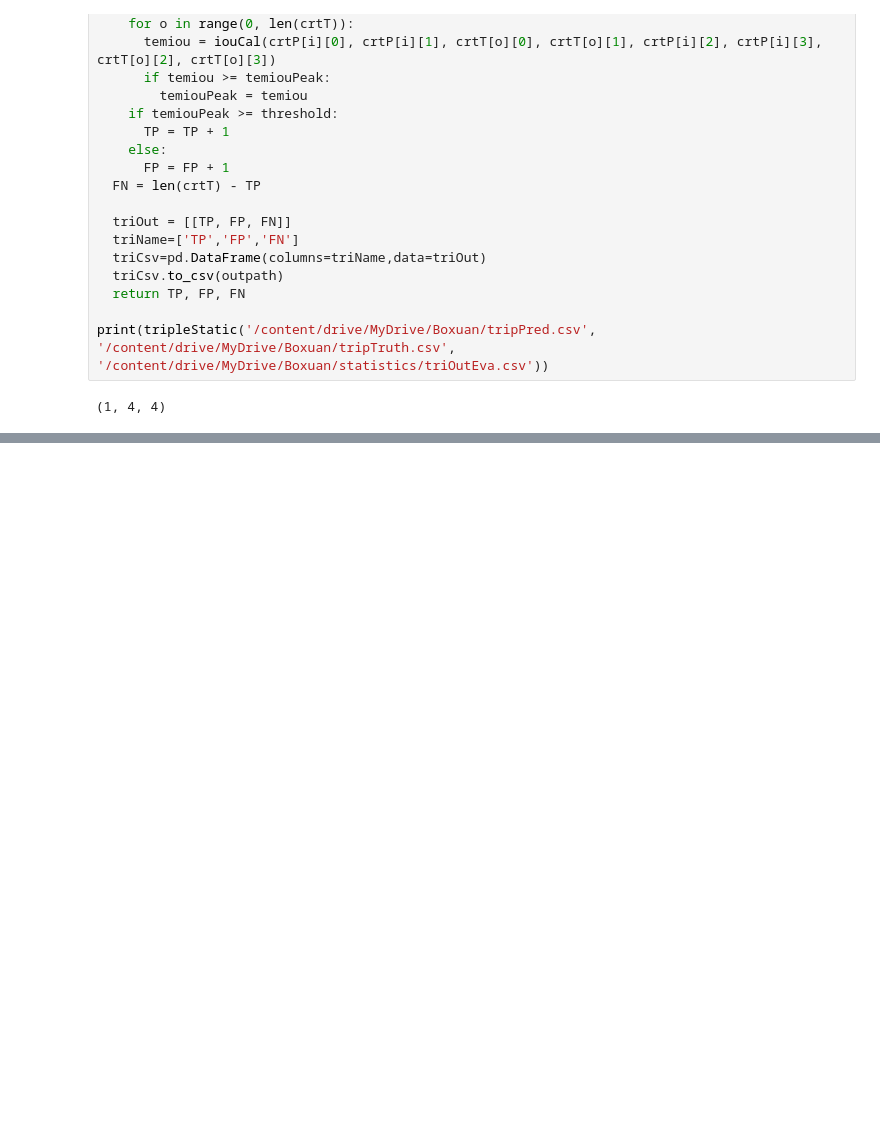
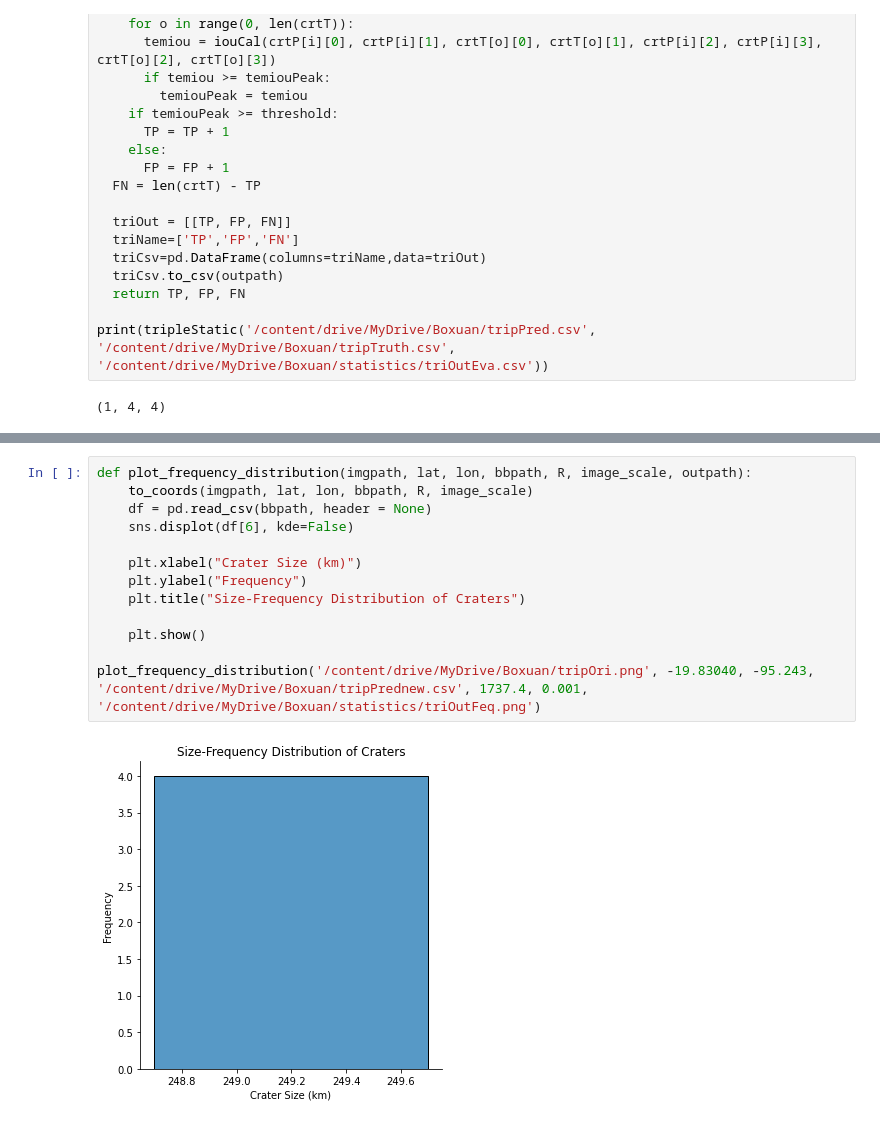
Before and after one commit to edsml-sm1122/acds-moonshot, a Jupyter notebook: Tool_Functions.ipynb, the cells around one changed output, grey strips where cells are left out. Cells and saved outputs as stored; diff of their text form; blank space fills up the shorter version.

```diff
--- a/Tool_Functions.ipynb
+++ b/Tool_Functions.ipynb
@@ -106,0 +146,15 @@ print(tripleStatic('/content/drive/MyDrive/Boxuan/tripPred.csv', '/content/drive
+# %%
+def plot_frequency_distribution(imgpath, lat, lon, bbpath, R, image_scale, outpath):
+    to_coords(imgpath, lat, lon, bbpath, R, image_scale)
+    df = pd.read_csv(bbpath, header = None)
+    sns.displot(df[6], kde=False)
+
+    plt.xlabel("Crater Size (km)")
+    plt.ylabel("Frequency")
+    plt.title("Size-Frequency Distribution of Craters")
+
+    plt.show()
+
+plot_frequency_distribution('/content/drive/MyDrive/Boxuan/tripOri.png', -19.83040, -95.243, '/content/drive/MyDrive/Boxuan/tripPrednew.csv', 1737.4, 0.001, '/content/drive/MyDrive/Boxuan/statistics/triOutFeq.png')
+# %% [output]
+[figure, added]
```
Also changed, not shown: parts of 2 cells of this notebook.
